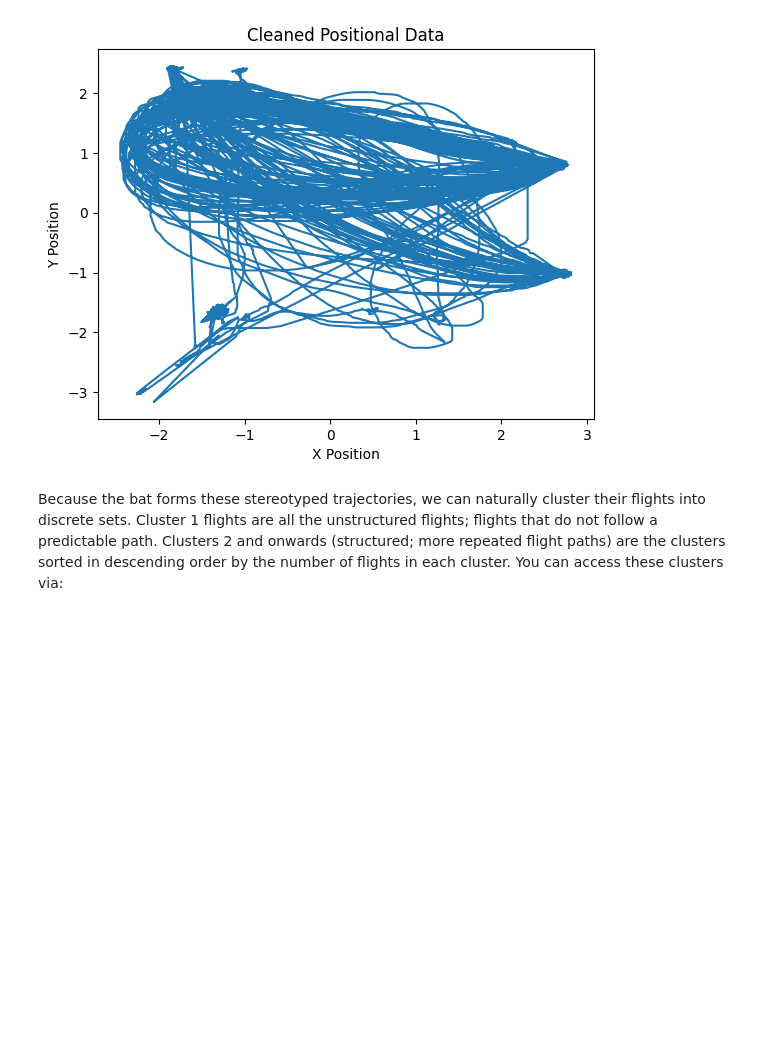
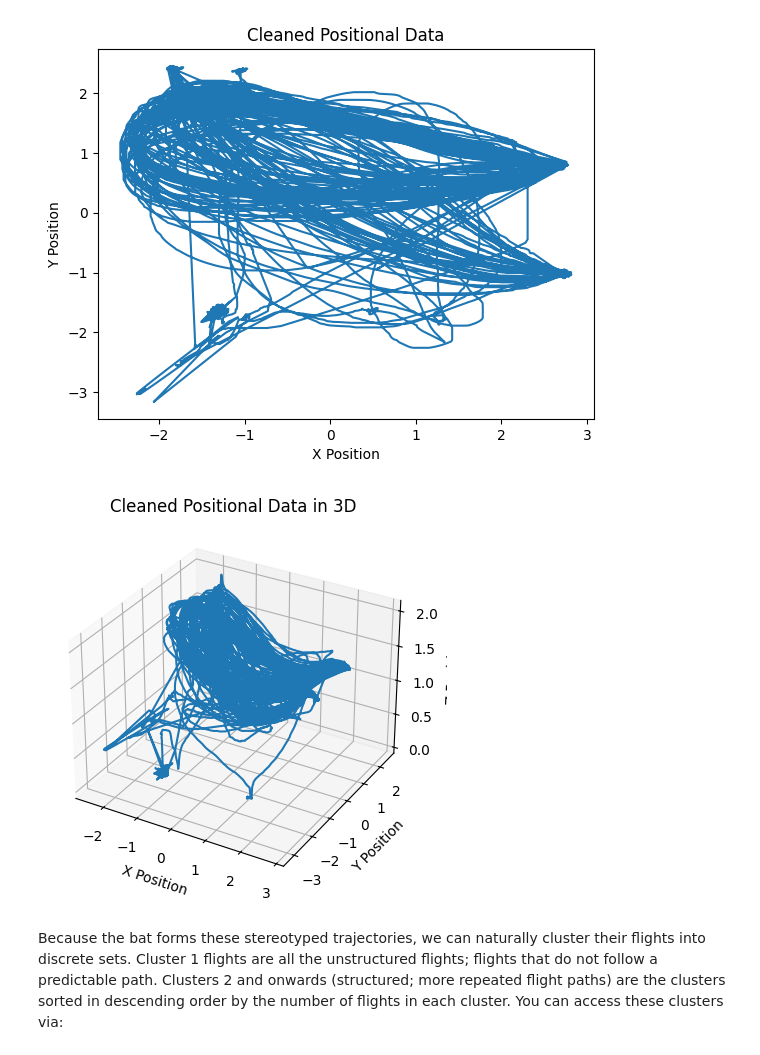
Before and after one commit to ben-toker/batTIMBRE, a Jupyter notebook: example.ipynb, the cells around one changed output. Cells and saved outputs as stored; diff of their text form; code cells hidden in the pictures; blank space fills up the shorter version.

```diff
--- a/example.ipynb
+++ b/example.ipynb
@@ -46,6 +46,30 @@ plt.title('Cleaned Positional Data')
 plt.show()
 # %% [output]
 [figure]
+# %%
+import matplotlib.pyplot as plt
+from mpl_toolkits.mplot3d import Axes3D
+import numpy as np
+
+# Assuming cleaned_pos is a NumPy array with shape (N, 3) containing your X, Y, Z data
+# cleaned_pos[:, 0] = X positions
+# cleaned_pos[:, 1] = Y positions
+# cleaned_pos[:, 2] = Z positions
+
+# Create a 3D plot
+fig = plt.figure()
+ax = fig.add_subplot(111, projection='3d')
+
+# Plot the positional data in 3D
+ax.plot(cleaned_pos[:, 0], cleaned_pos[:, 1], cleaned_pos[:, 2])
+ax.set_xlabel('X Position')
+ax.set_ylabel('Y Position')
+ax.set_zlabel('Z Position')
+ax.set_title('Cleaned Positional Data in 3D')
+
+plt.show()
+# %% [output]
+[figure, added]
 # %% [markdown]
 Because the bat forms these stereotyped trajectories, we can naturally cluster their flights into discrete sets.
 Cluster 1 flights are all the unstructured flights; flights that do not follow a predictable path.
```
Also changed, not shown: parts of 6 cells of this notebook, 3 other files.
